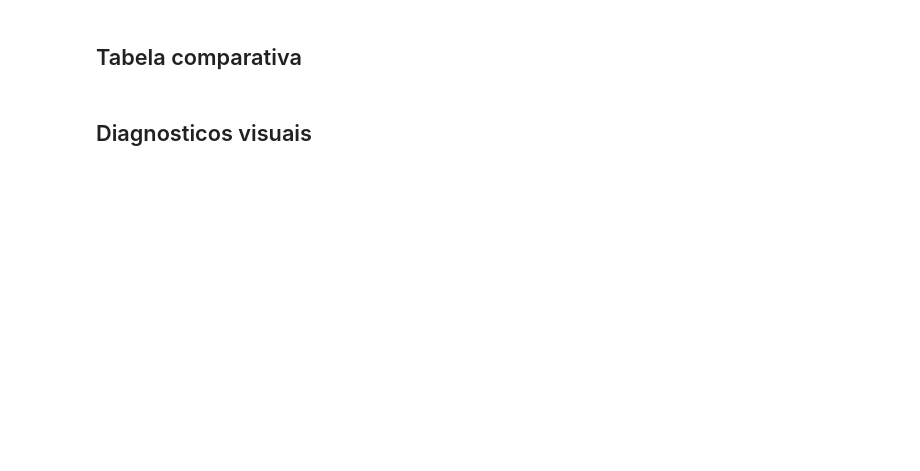
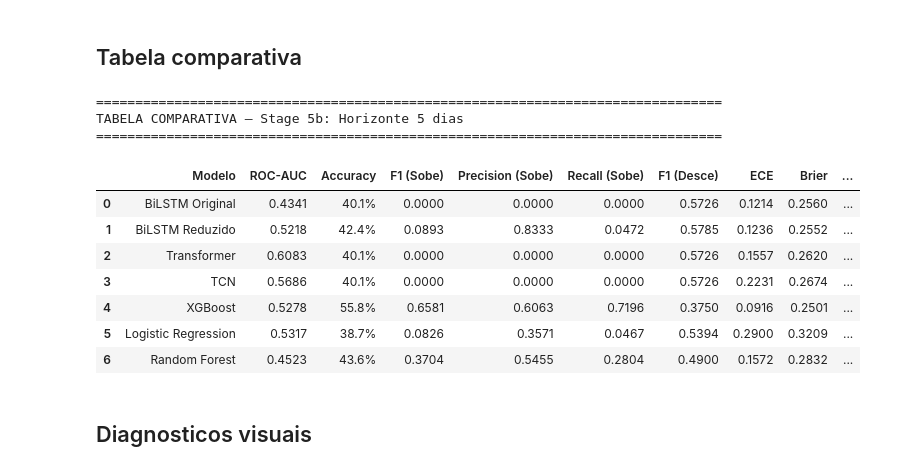
Before and after one commit to andretakeo/tcc-cdia-2026, a Jupyter notebook: 7.model-evaluation/stage5_horizon5.ipynb, the cells around one changed output. Saved outputs shown, nothing was run; the diff lists cells and outputs as text; code cells hidden in the pictures; blank space fills up the shorter version.

```diff
--- a/7.model-evaluation/stage5_horizon5.ipynb
+++ b/7.model-evaluation/stage5_horizon5.ipynb
@@ -62,27 +181,38 @@ for display_name, config in MODEL_CONFIGS.items():
 # %%
 import pandas as pd
 
 rows = []
 for name, r in results.items():
     rows.append({
         "Modelo": name,
         "ROC-AUC": f"{r['classification']['roc_auc']:.4f}",
         "Accuracy": f"{r['classification']['accuracy']:.1%}",
         "F1 (Sobe)": f"{r['classification']['f1']:.4f}",
         "Precision (Sobe)": f"{r['classification']['precision']:.4f}",
         "Recall (Sobe)": f"{r['classification']['recall']:.4f}",
         "F1 (Desce)": f"{r['classification']['f1_desce']:.4f}",
         "ECE": f"{r['calibration']['ece']:.4f}",
         "Brier": f"{r['calibration']['brier_score']:.4f}",
         "Tempo (s)": f"{r['train_time_seconds']:.1f}",
     })
 
 df_results = pd.DataFrame(rows)
-print("
-" + "="*80)
+print("" + "="*80)
 print("TABELA COMPARATIVA — Stage 5b: Horizonte 5 dias")
 print("="*80)
 display(df_results)
+# %% [output]
+================================================================================
+TABELA COMPARATIVA — Stage 5b: Horizonte 5 dias
+================================================================================
+|  | Modelo | ROC-AUC | Accuracy | F1 (Sobe) | Precision (Sobe) | Recall (Sobe) | F1 (Desce) | ECE | Brier | ... |
+| 0 | BiLSTM Original | 0.4341 | 40.1% | 0.0000 | 0.0000 | 0.0000 | 0.5726 | 0.1214 | 0.2560 | ... |
+| 1 | BiLSTM Reduzido | 0.5218 | 42.4% | 0.0893 | 0.8333 | 0.0472 | 0.5785 | 0.1236 | 0.2552 | ... |
+| 2 | Transformer | 0.6083 | 40.1% | 0.0000 | 0.0000 | 0.0000 | 0.5726 | 0.1557 | 0.2620 | ... |
+| 3 | TCN | 0.5686 | 40.1% | 0.0000 | 0.0000 | 0.0000 | 0.5726 | 0.2231 | 0.2674 | ... |
+| 4 | XGBoost | 0.5278 | 55.8% | 0.6581 | 0.6063 | 0.7196 | 0.3750 | 0.0916 | 0.2501 | ... |
+| 5 | Logistic Regression | 0.5317 | 38.7% | 0.0826 | 0.3571 | 0.0467 | 0.5394 | 0.2900 | 0.3209 | ... |
+| 6 | Random Forest | 0.4523 | 43.6% | 0.3704 | 0.5455 | 0.2804 | 0.4900 | 0.1572 | 0.2832 | ... |
 # %% [markdown]
 ## Diagnosticos visuais
 # %%
```
Also changed, not shown: parts of 13 cells of this notebook, 3 other files.
